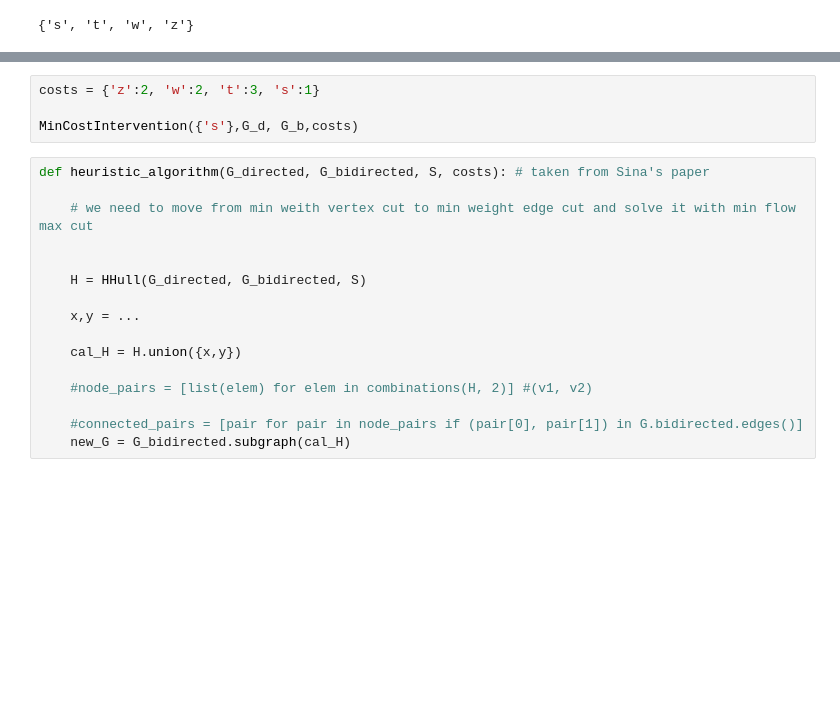
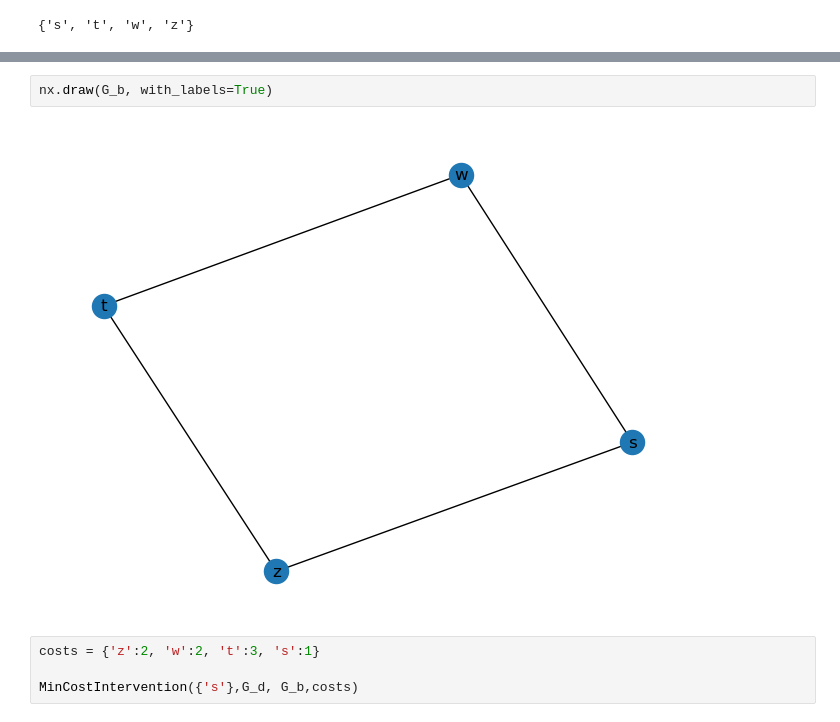
Before and after one commit to FedericoDiGennaro/Causal-Inference-Project, a Jupyter notebook: Task2.ipynb, the cells around one changed output, grey strips where cells are left out. Drawn from its saved outputs; the diff is of its cells as text; blank space fills up the shorter version.

```diff
--- a/Task2.ipynb
+++ b/Task2.ipynb
@@ -36,20 +48,8 @@ HHull(G_d, G_b, {'s'})
+# %%
+nx.draw(G_b, with_labels=True)
+# %% [output]
+[figure, added]
 # %%
 costs = {'z':2, 'w':2, 't':3, 's':1}
 
 MinCostIntervention({'s'},G_d, G_b,costs)
-# %%
-def heuristic_algorithm(G_directed, G_bidirected, S, costs): # taken from Sina's paper
-
-    # we need to move from min weith vertex cut to min weight edge cut and solve it with min flow max cut
-
-
-    H = HHull(G_directed, G_bidirected, S)
-
-    x,y = ...
-
-    cal_H = H.union({x,y})
-
-    #node_pairs = [list(elem) for elem in combinations(H, 2)] #(v1, v2)
-
-    #connected_pairs = [pair for pair in node_pairs if (pair[0], pair[1]) in G.bidirected.edges()]
-    new_G = G_bidirected.subgraph(cal_H)
```
Also changed, not shown: parts of 6 cells of this notebook, 3 other files.
